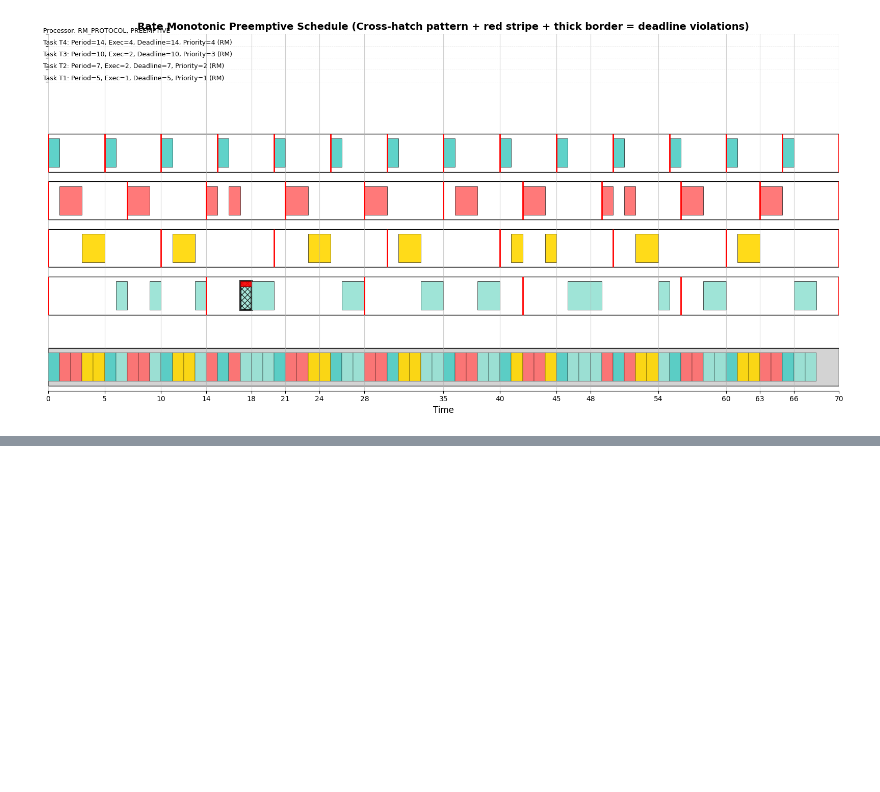
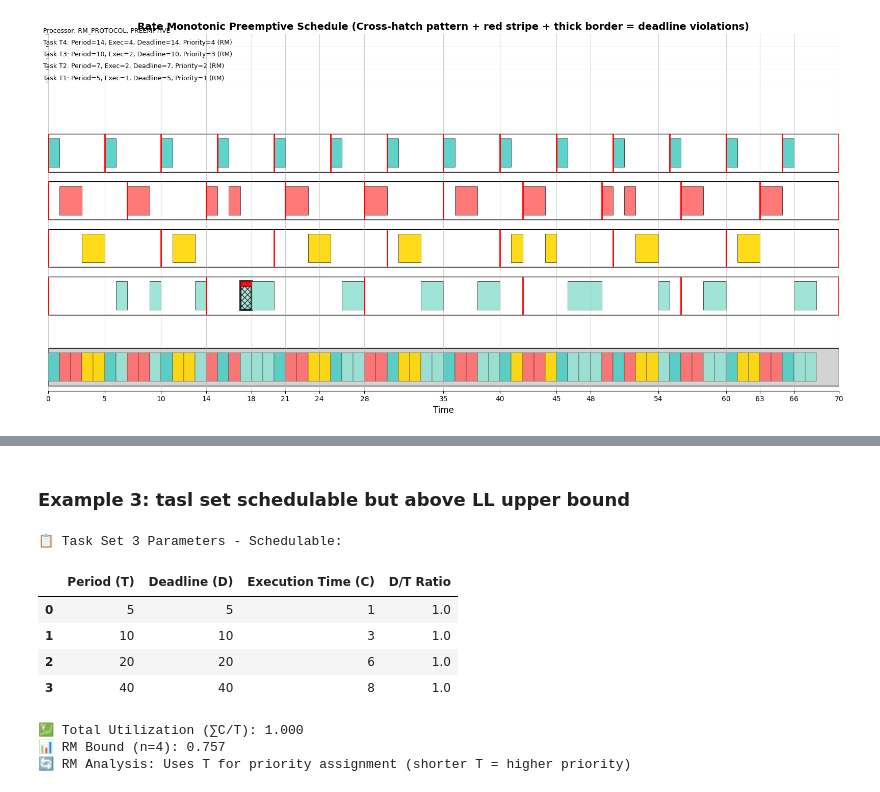
Before and after one commit to teiamas/task_sched, a Jupyter notebook: RateMonotonic.ipynb, the cells around one changed output, grey strips where cells are left out. Drawn from its saved outputs; the diff is of its cells as text; code cells hidden in the pictures; blank space fills up the shorter version.

```diff
--- a/RateMonotonic.ipynb
+++ b/RateMonotonic.ipynb
@@ -75,0 +105,22 @@ tsv.plot_rm_schedule_inline(task_set_1, lcm_cycles=1, algorithm='RM');
+# %% [markdown]
+### Example 3: tasl set schedulable but above LL upper bound
+# %%
+# Task Set 2: schedulable and detected
+task_set_3 = [
+    rtm.Task(period= 5,  deadline=5, execution_time=1),
+    rtm.Task(period=10, deadline=10, execution_time=3),
+    rtm.Task(period=20, deadline=20, execution_time=6),
+    rtm.Task(period=40, deadline=40, execution_time=8)
+]
+# Display the task set parameters
+display_task_set(task_set_3, "Task Set 3 Parameters - Schedulable")
+# %% [output]
+📋 Task Set 3 Parameters - Schedulable:
+|  | Period (T) | Deadline (D) | Execution Time (C) | D/T Ratio |
+| 0 | 5 | 5 | 1 | 1.0 |
+| 1 | 10 | 10 | 3 | 1.0 |
+| 2 | 20 | 20 | 6 | 1.0 |
+| 3 | 40 | 40 | 8 | 1.0 |
+💹 Total Utilization (∑C/T): 1.000
+📊 RM Bound (n=4): 0.757
+🔄 RM Analysis: Uses T for priority assignment (shorter T = higher priority)
```
Also changed, not shown: parts of 4 cells of this notebook, 2 other files.
